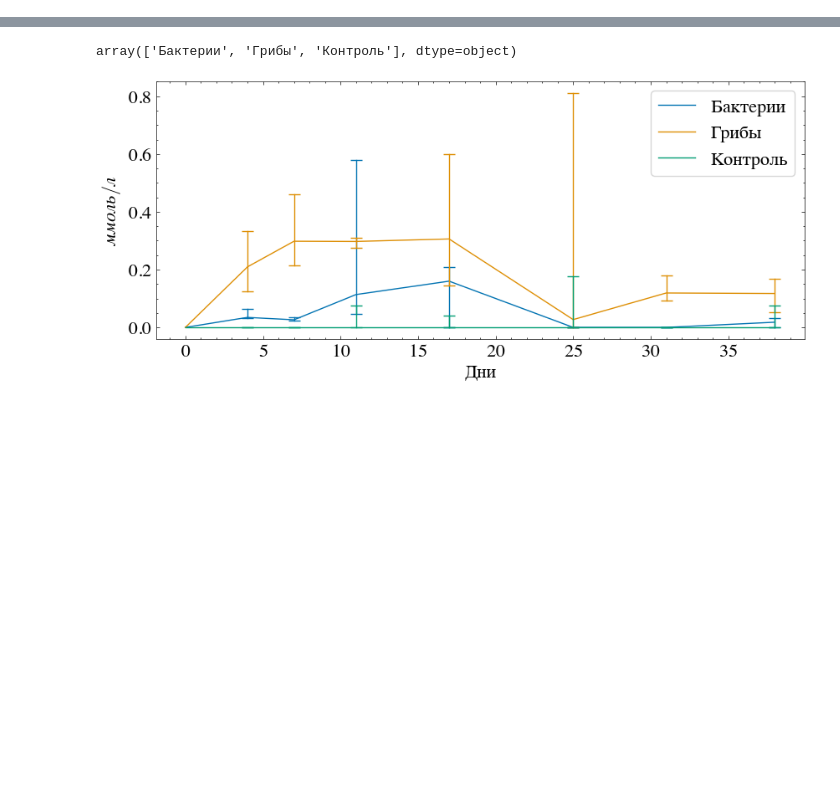
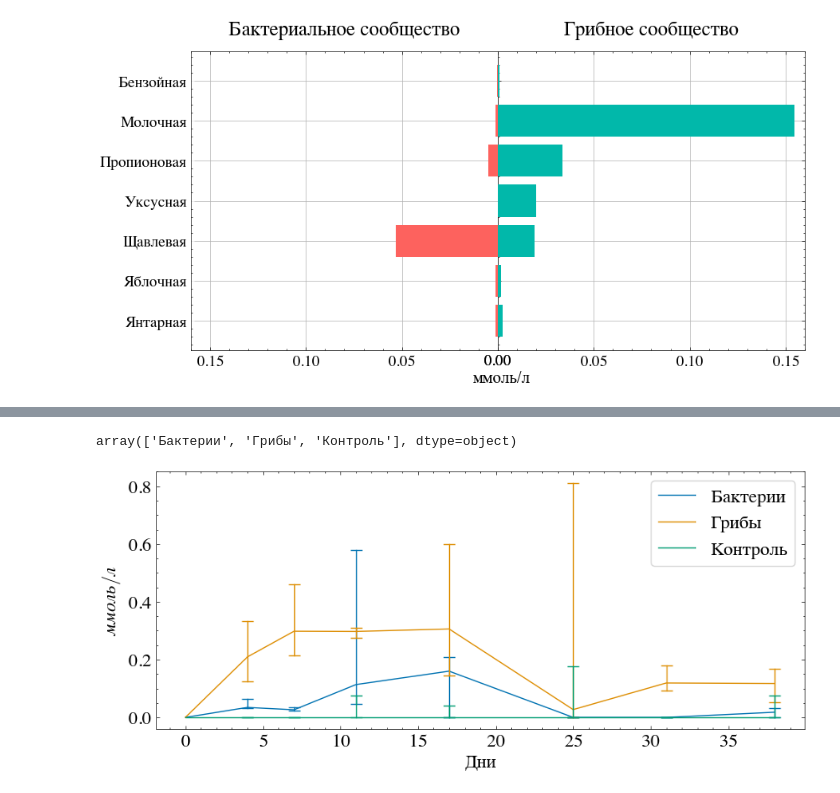
Before and after one commit to mishagrol/clay_minerals, a Jupyter notebook: notebooks/OrganicAcids.ipynb, the cells around one changed output, grey strips where cells are left out. Drawn from its saved outputs; the diff is of its cells as text; code cells hidden in the pictures; blank space fills up the shorter version.

Commit message:
add: plot for papers

```diff
--- a/notebooks/OrganicAcids.ipynb
+++ b/notebooks/OrganicAcids.ipynb
@@ -33,0 +54,9 @@ df_melted = pd.melt(df, id_vars= ['type', 'days'],
+# %%
+for_plot=df_melted.groupby(['type', 'variable'], as_index=False)['value'].mean()
+# %%
+
+mask = for_plot['type']=='bacteria'
+df = for_plot.loc[mask, ['variable', 'value']]
+
+mask = for_plot['type']=='fungi'
+df_2 = for_plot.loc[mask, ['variable', 'value']]
@@ -33,0 +83,5 @@ df_melted = pd.melt(df, id_vars= ['type', 'days'],
+# %%
+df_for_plot = pd.concat([df, df_2.reset_index()['value']], axis=1)
+# %%
+df_for_plot = df_for_plot.set_index('variable')
+df_for_plot.columns = ['bacteria', 'fungi']
@@ -33,0 +109,64 @@ df_melted = pd.melt(df, id_vars= ['type', 'days'],
+# %%
+import matplotlib.pyplot as plt
+import matplotlib as mpl
+import pandas as pd
+import seaborn as sns
+#sns.set()
+#%matplotlib notebook
+#plt.style.use('classic')
+
+# class_list = ['test1','test2','test3','test4','test5','test6','test7']
+# data = pd.DataFrame(data=zip(class_list,average_length,num_entries),columns=['Class','Lens','Nums'])
+# data.set_index('Class', inplace=True)
+
+data = df_for_plot.copy()
+data = data.loc[~data.index.isin(['Лимонная','Фумаровая', 'Сорбиновая'])]
+font_color = '#525252'
+hfont = {'fontname':'Times'}
+facecolor = '#eaeaf2'
+color_red = '#fd625e'
+color_blue = '#01b8aa'
+index = data.index
+column0 = data['bacteria']
+column1 = data['fungi']
+title0 = "Бактериальное сообщество"
+title1 = 'Грибное сообщество'
+
+fig, axes = plt.subplots(figsize=(10,5), ncols=2,sharey=True)
+fig.tight_layout()
+
+axes[0].barh(index, column0, align='center', color=color_red, zorder=10)
+axes[0].set_title(title0, fontsize=18, pad=15, **hfont)
+axes[1].barh(index, column1, align='center', color=color_blue, zorder=10)
+axes[1].set_title(title1, fontsize=18, pad=15, **hfont)
+
+
+# If you have positive numbers and want to invert the x-axis of the left plot
+axes[0].invert_xaxis()
+
+
+# To show data from highest to lowest
+plt.gca().invert_yaxis()
+
+axes[0].set(yticks=data.index, yticklabels=data.index)
+axes[0].yaxis.tick_left()
+axes[0].tick_params(axis='y', colors='white') # tick color
+
+# axes[1].set_xticklabels(['0','20', '40', '60', '80', '100', '120'])
+
+axes[0].set_xlim(0.16,0)
+axes[1].set_xlim(0.0,0.16)
+
+# axes[1].set_xscale('linear')
+for label in (axes[0].get_xticklabels() + axes[0].get_yticklabels()):
+    label.set(fontsize=14, color='black', **hfont)
+for label in (axes[1].get_xticklabels() + axes[1].get_yticklabels()):
+    label.set(fontsize=14, **hfont)
+axes[1].grid()
+axes[0].grid()
+fig.supxlabel('ммоль/л', x=0.57, fontsize=15,  **hfont)
+plt.subplots_adjust(wspace=0, top=0.85, bottom=0.1, left=0.18, right=0.95)
+# plt.savefig('../plots/Acids_Bacteria_vs_Fungi.png', dpi=300)
+plt.show()
+# %% [output]
+[figure, added]
```
Also changed, not shown: parts of 13 cells of this notebook.
